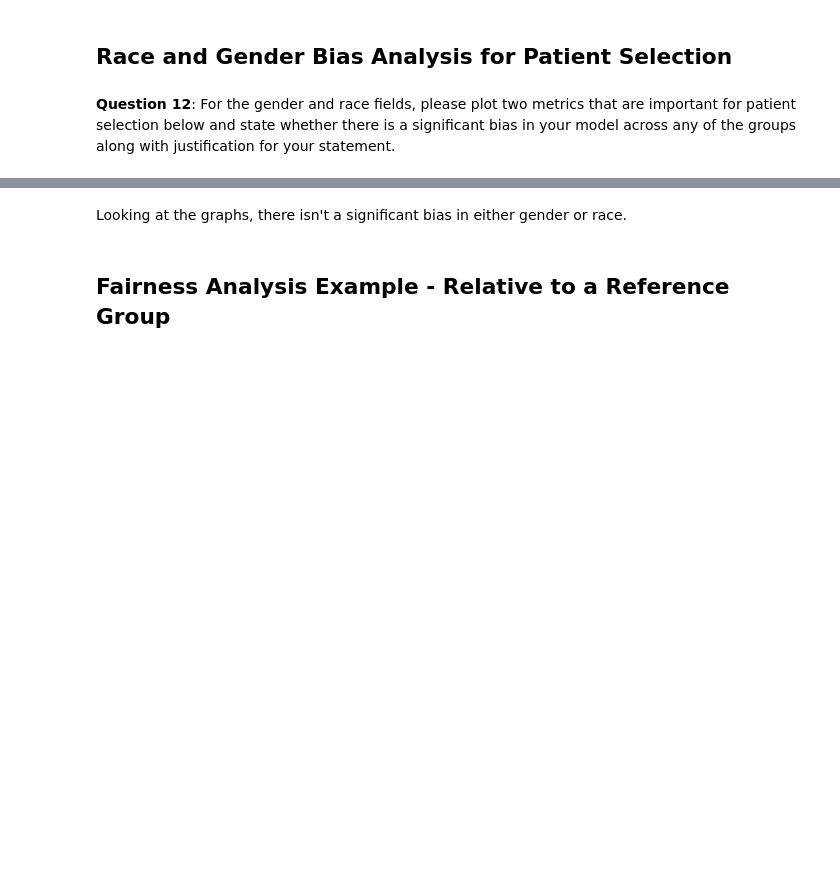
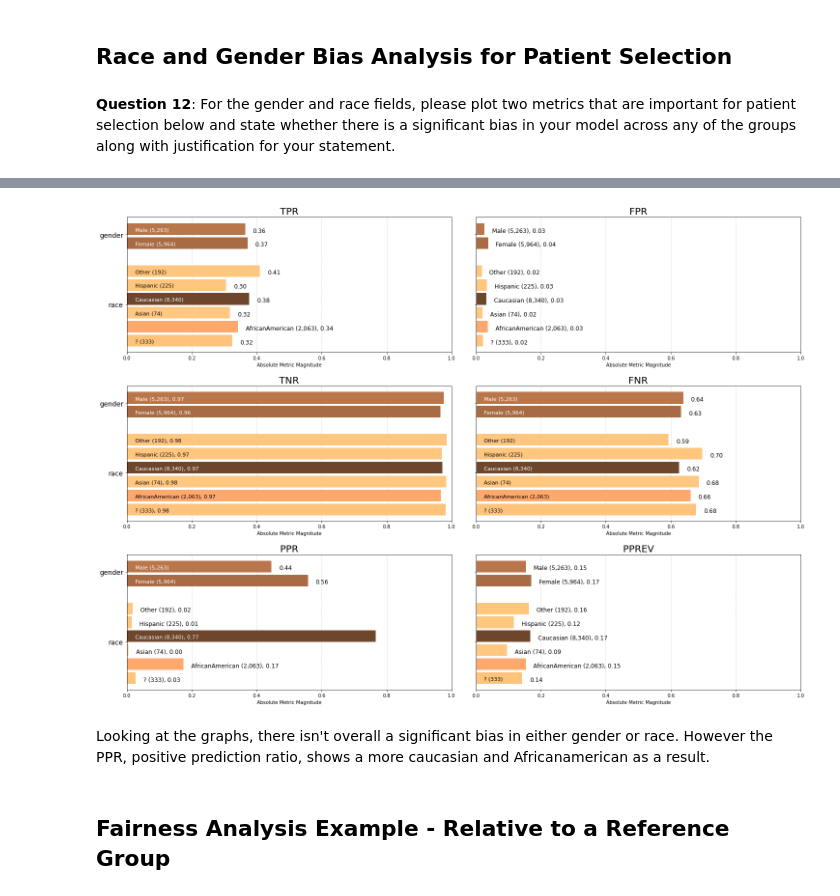
Before and after one commit to CDA70/AIHD-P3-PATIENT-SELECTION-FOR-DIABETES-DRUG-TESTING, a Jupyter notebook: starter_code/student_project_submission.ipynb, the cells around one changed output, grey strips where cells are left out. Saved outputs shown, nothing was run; the diff lists cells and outputs as text; code cells hidden in the pictures; blank space fills up the shorter version.

```diff
--- a/starter_code/student_project_submission.ipynb
+++ b/starter_code/student_project_submission.ipynb
@@ -1076,5 +1089,10 @@ tnr = aqp.plot_group_metric(clean_xtab, 'fnr', min_group_size=0.05)
+# %%
+p = aqp.plot_group_metric_all(xtab, metrics=['tpr', 'fpr', 'tnr', 'fnr', 'ppr','pprev'], ncols=2)
+# %% [output]
+[figure, added]
 # %% [markdown]
-Looking at the graphs, there isn't a significant bias in either gender or race.
+Looking at the graphs, there isn't overall a significant bias in either gender or race.
+However the PPR, positive prediction ratio, shows a more caucasian and Africanamerican as a result.
 # %% [markdown]
 ## Fairness Analysis Example - Relative to a Reference Group
 # %% [markdown]
```
Also changed, not shown: parts of 22 cells of this notebook.
